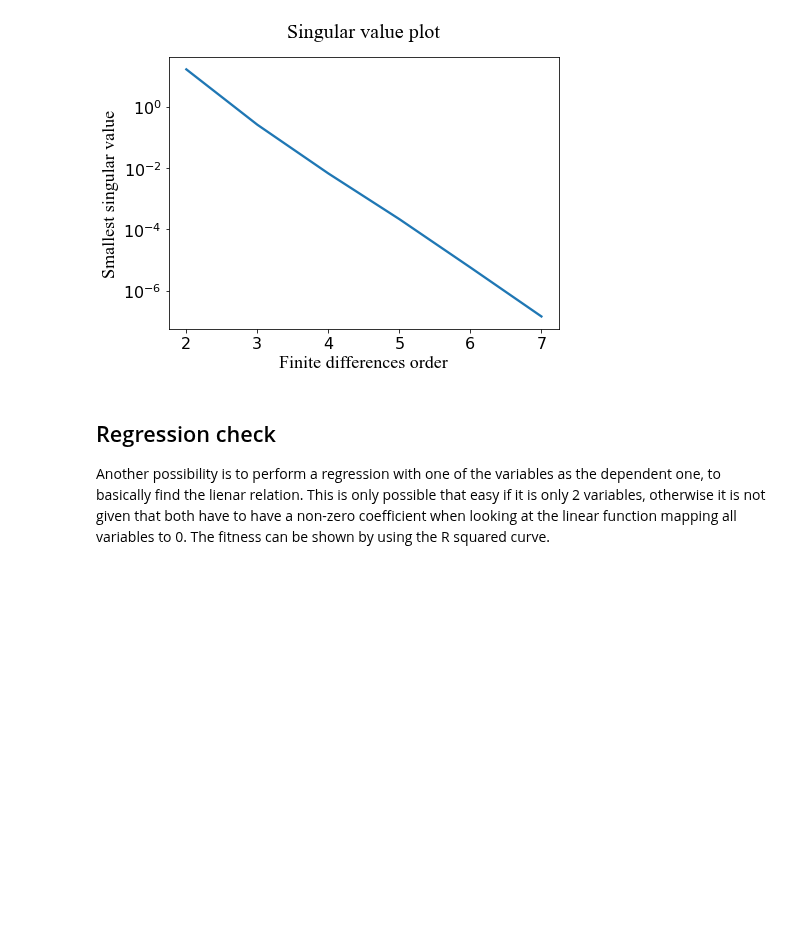
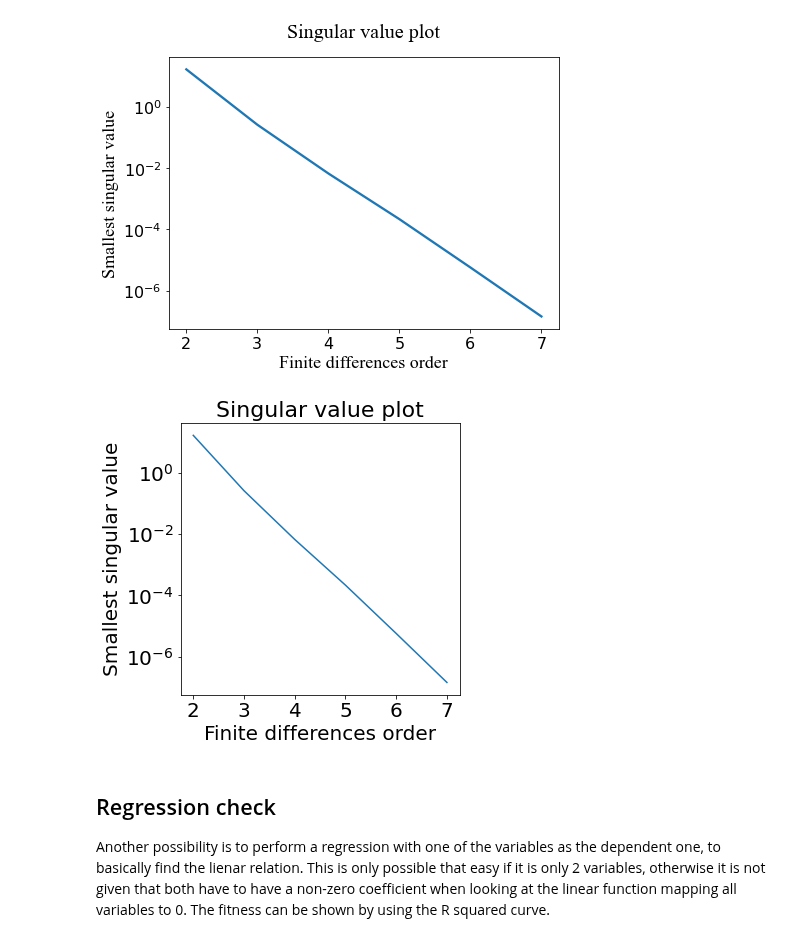
Before and after one commit to HillaryHauger/robust-identifiability-symbolic-recovery, a Jupyter notebook: Experiments Ambiguity Paper/Linear PDE Ambiguous.ipynb, the cells around one changed output. Drawn from its saved outputs; the diff is of its cells as text; code cells hidden in the pictures; blank space fills up the shorter version.

```diff
--- a/Experiments Ambiguity Paper/Linear PDE Ambiguous.ipynb
+++ b/Experiments Ambiguity Paper/Linear PDE Ambiguous.ipynb
@@ -179,6 +179,24 @@ plt.yscale('log')
 plt.savefig(r'D:\OneDrive\Dokumente\Uni\Doktor\Paper\Projects\Physical Law Learning\Images\Experiments\Uniqueness\SV_Plot_linear_PDE_ambiguous.eps', format='eps')
 # %% [output]
 [figure]
+# %%
+# Poster
+titlesize = 22
+labelsize = titlesize - 2
+tickssize = labelsize
+plt.figure(figsize=(5,5))
+plt.plot(range(2,8), distance_svs)
+plt.title('Singular value plot', size=titlesize)
+plt.xlabel('Finite differences order', size=labelsize)
+plt.ylabel('Smallest singular value', size=labelsize)
+# plt.ylim((10,10**6))
+plt.xticks(fontsize=tickssize)
+plt.yticks(fontsize=tickssize)
+plt.yscale('log')
+results_path = r'D:\OneDrive\Dokumente\Uni\Doktor\Paper\Projects\Physical Law Learning\ICASSP\Images'
+plt.savefig(os.path.join(results_path, 'linear_ambiguous.svg'))
+# %% [output]
+[figure, added]
 # %% [markdown]
 ## Regression check
 Another possibility is to perform a regression with one of the variables as the dependent one, to basically find the lienar relation. This is only possible that easy if it is only 2 variables, otherwise it is not given that both have to have a non-zero coefficient when looking at the linear function mapping all variables to 0. The fitness can be shown by using the R squared curve.
```
Also changed, not shown: 1 other file.
